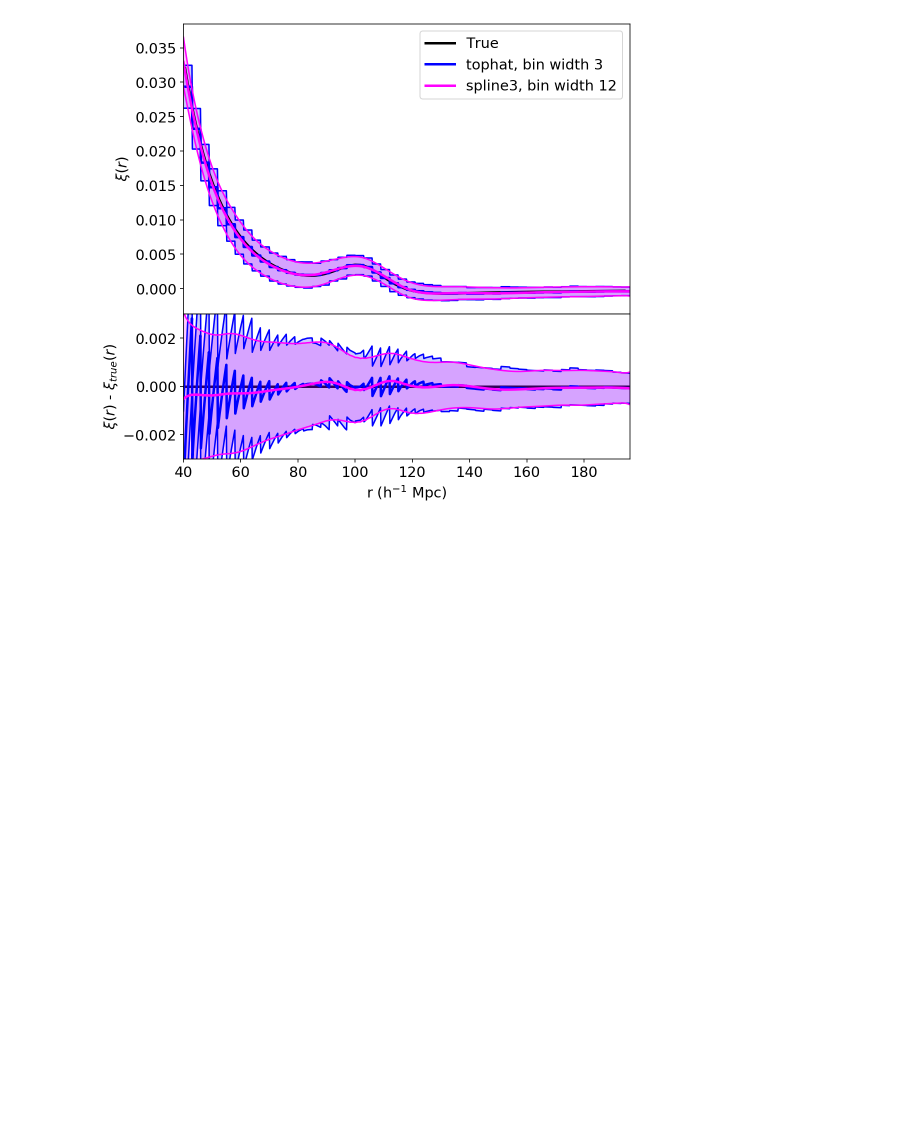
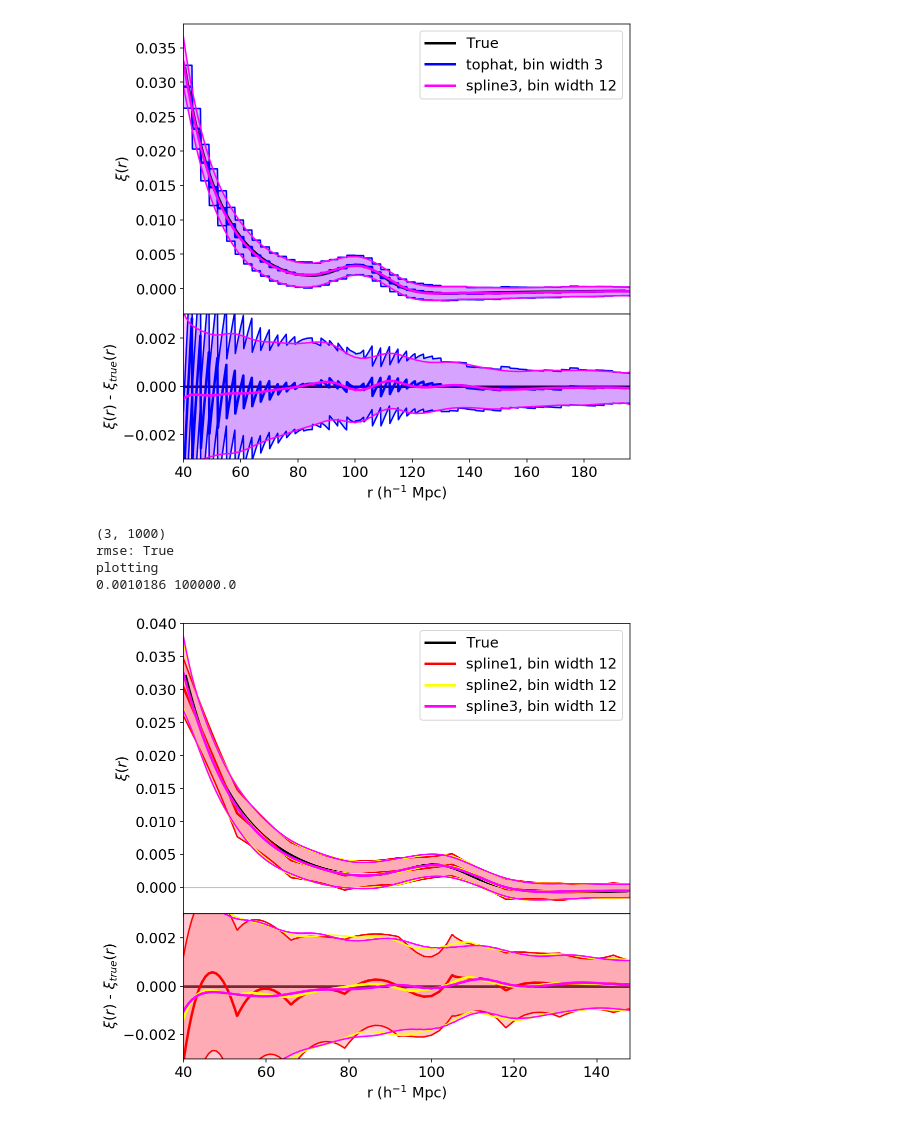
Before and after one commit to kstoreyf/continuous-estimator, a Jupyter notebook: code/plots_2020-06-08.ipynb, the cells around one changed output. Drawn from its saved outputs; the diff is of its cells as text; code cells hidden in the pictures; blank space fills up the shorter version.

Commit message:
cleaned up bugsquashing scripts;realistic BAO recovery test;  more plots for paper

```diff
--- a/code/plots_2020-06-08.ipynb
+++ b/code/plots_2020-06-08.ipynb
@@ -183,3 +187,14 @@ rmse: True
 plotting
 0.0010186 100000.0
 [figure]
+# %%
+cat_tag = '_L750_n1e-4'
+cf_tags = ['_spline1_bw12', '_spline2_bw12', '_spline3_bw12']
+colors = ['red','yellow', 'magenta']
+plot_continuous(cat_tag, cf_tags, colors=colors, err=True, errlim=[-0.003, 0.003])
+# %% [output]
+(3, 1000)
+rmse: True
+plotting
+0.0010186 100000.0
+[figure, added]
```
Also changed, not shown: parts of 1 cell of this notebook, 11 other files.
